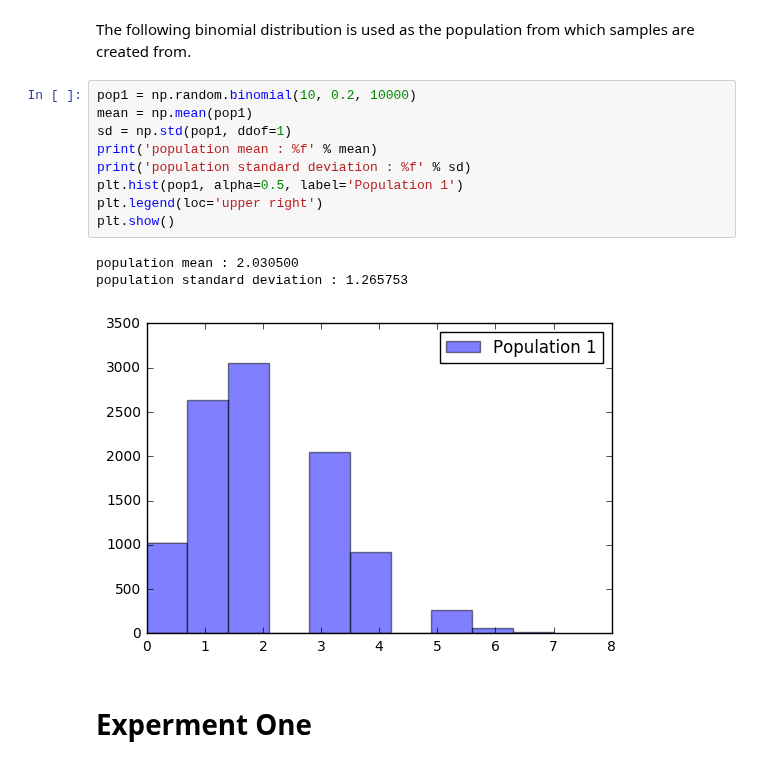
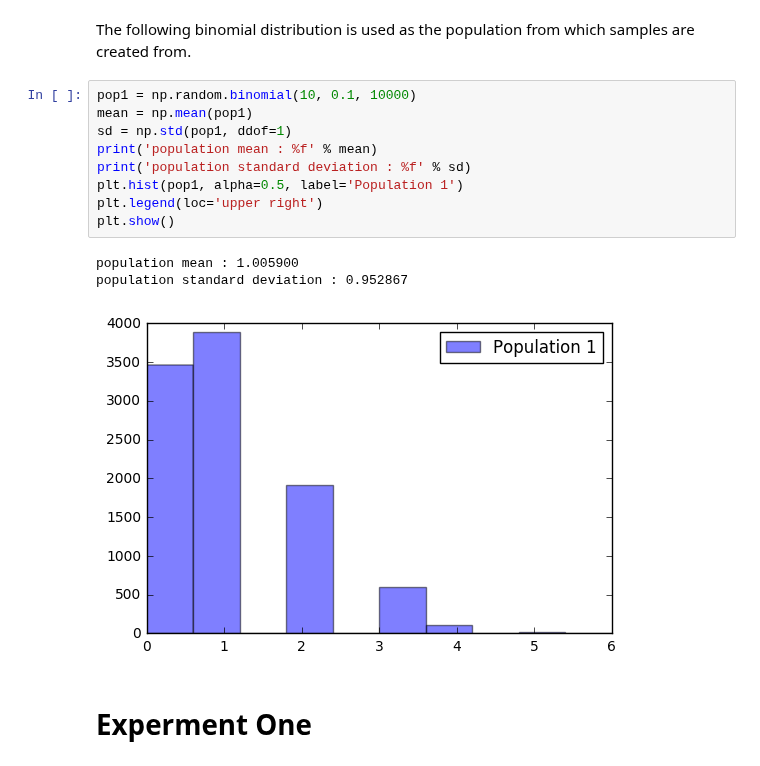
Before and after one commit to 315iah515/Thinkful-Notebooks, a Jupyter notebook: Prep/DRILL_ExploringtheCentralLimitTheorem.ipynb, the cells around one changed output. Drawn from its saved outputs; the diff is of its cells as text.

```diff
--- a/Prep/DRILL_ExploringtheCentralLimitTheorem.ipynb
+++ b/Prep/DRILL_ExploringtheCentralLimitTheorem.ipynb
@@ -11,18 +10,18 @@ import math
 # %% [markdown]
 The following binomial distribution is used as the population from which samples are created from.
 # %%
-pop1 = np.random.binomial(10, 0.2, 10000)
+pop1 = np.random.binomial(10, 0.1, 10000)
 mean = np.mean(pop1)
 sd = np.std(pop1, ddof=1)
 print('population mean : %f' % mean)
 print('population standard deviation : %f' % sd)
 plt.hist(pop1, alpha=0.5, label='Population 1')
 plt.legend(loc='upper right')
 plt.show()
 # %% [output]
-population mean : 2.030500
-population standard deviation : 1.265753
+population mean : 1.005900
+population standard deviation : 0.952867
-[figure, old version]
+[figure, new version]
 # %% [markdown]
 # Experment One
 # %% [markdown]
```
Also changed, not shown: parts of 16 cells of this notebook.
